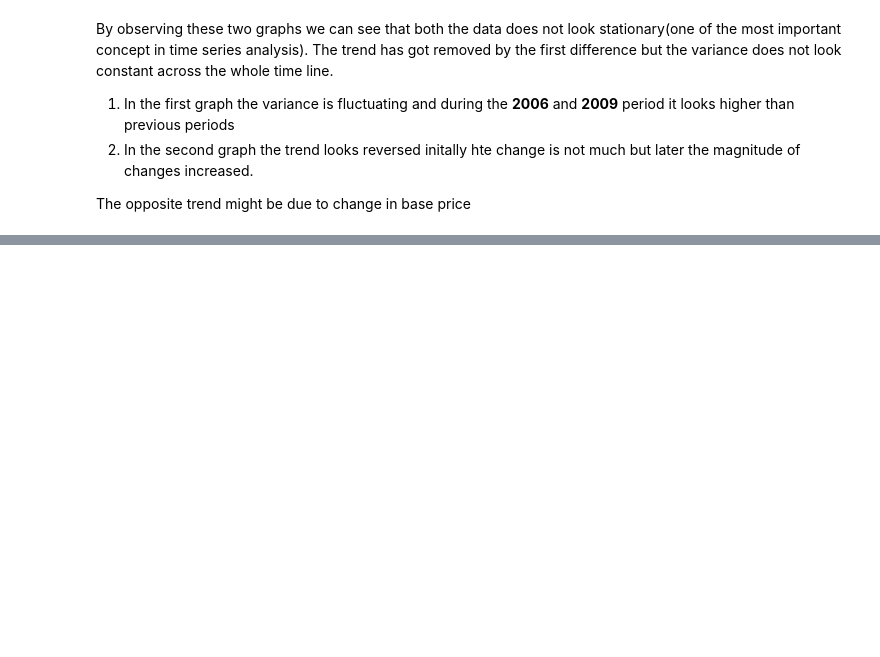
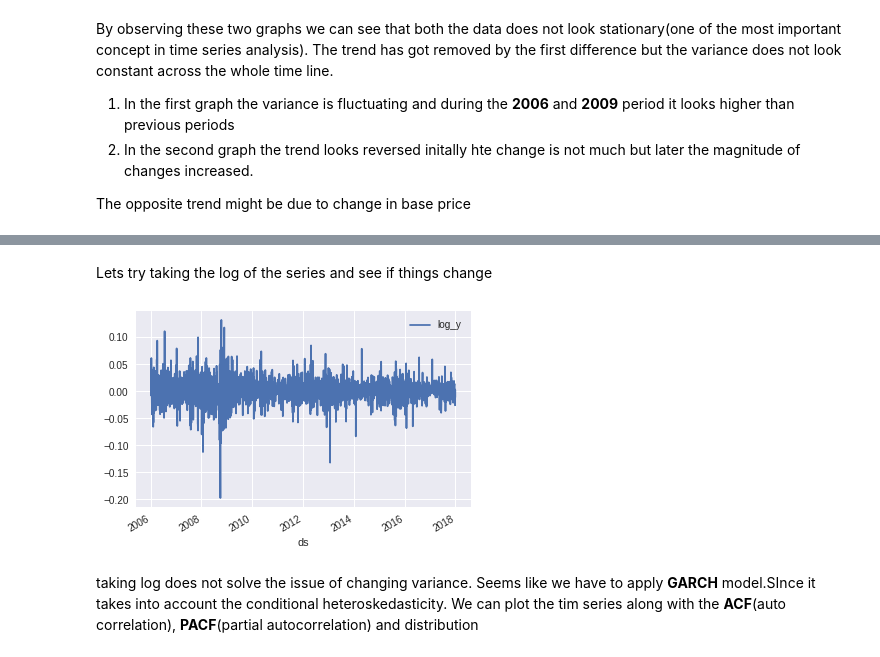
Before and after one commit to saurabh2086/timeSeriesAnalysis, a Jupyter notebook: DJIA_Data.ipynb, the cells around one changed output, grey strips where cells are left out. Drawn from its saved outputs; the diff is of its cells as text; code cells hidden in the pictures; blank space fills up the shorter version.

```diff
--- a/DJIA_Data.ipynb
+++ b/DJIA_Data.ipynb
@@ -323,0 +372,9 @@ Prophet?
+# %% [markdown]
+Lets try taking the log of the series and see if things change
+# %%
+df_aapl.set_index("ds")[["log_y"]].diff().plot()
+plt.show()
+# %% [output]
+[figure, added]
+# %% [markdown]
+taking log does not solve the issue of changing variance. Seems like we have to apply **GARCH** model.SInce it takes into account the conditional heteroskedasticity. We can plot the tim series along with the **ACF**(auto correlation), **PACF**(partial autocorrelation) and distribution
```
Also changed, not shown: parts of 82 cells of this notebook.
